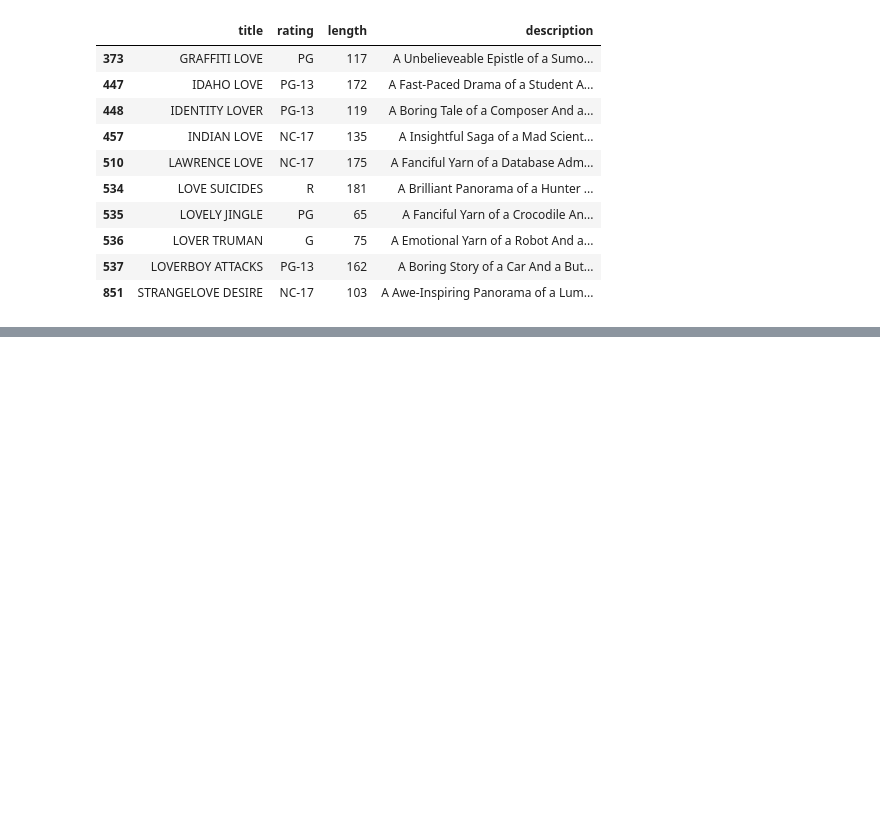
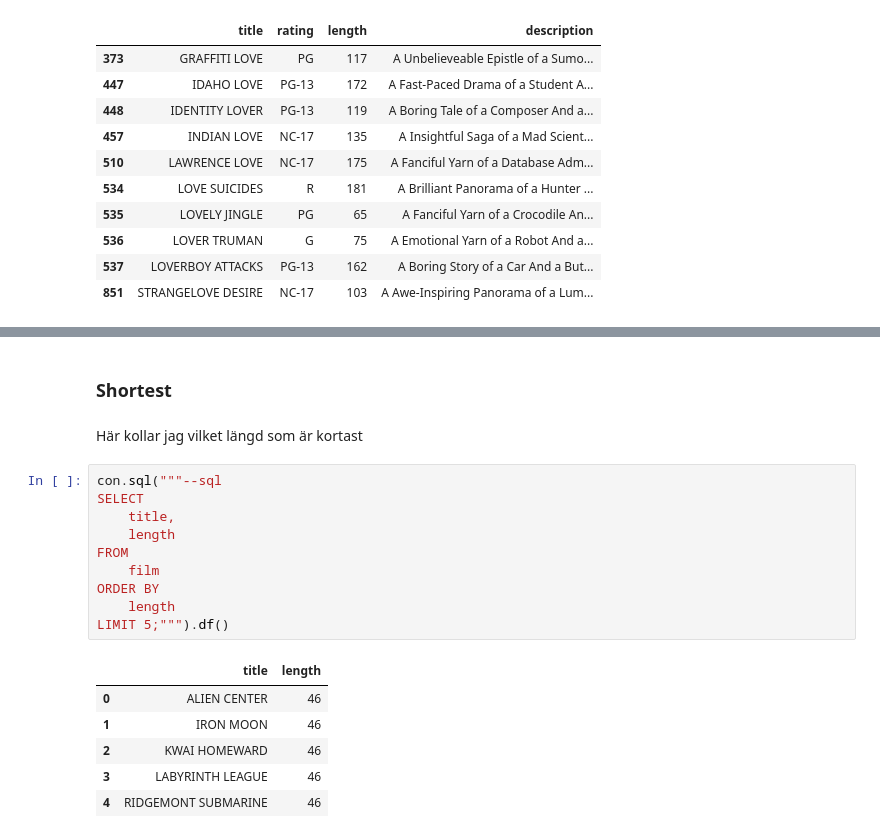
Before and after one commit to luckepucke6/sakila_lab_lucas_lindh, a Jupyter notebook: notebooks/eda_sakila.ipynb, the cells around one changed output, grey strips where cells are left out. Saved outputs shown, nothing was run; the diff lists cells and outputs as text; blank space fills up the shorter version.

```diff
--- a/notebooks/eda_sakila.ipynb
+++ b/notebooks/eda_sakila.ipynb
@@ -106,0 +111,21 @@ films[films['title'].str.contains('love', case=False)][['title', 'rating', 'leng
+# %% [markdown]
+### Shortest
+# %% [markdown]
+Här kollar jag vilket längd som är kortast
+# %%
+con.sql("""--sql
+SELECT
+    title,
+    length
+FROM
+    film
+ORDER BY
+    length
+LIMIT 5;""").df()
+# %% [output]
+|  | title | length |
+| 0 | ALIEN CENTER | 46 |
+| 1 | IRON MOON | 46 |
+| 2 | KWAI HOMEWARD | 46 |
+| 3 | LABYRINTH LEAGUE | 46 |
+| 4 | RIDGEMONT SUBMARINE | 46 |
```
Also changed, not shown: parts of 14 cells of this notebook, 1 other file.
